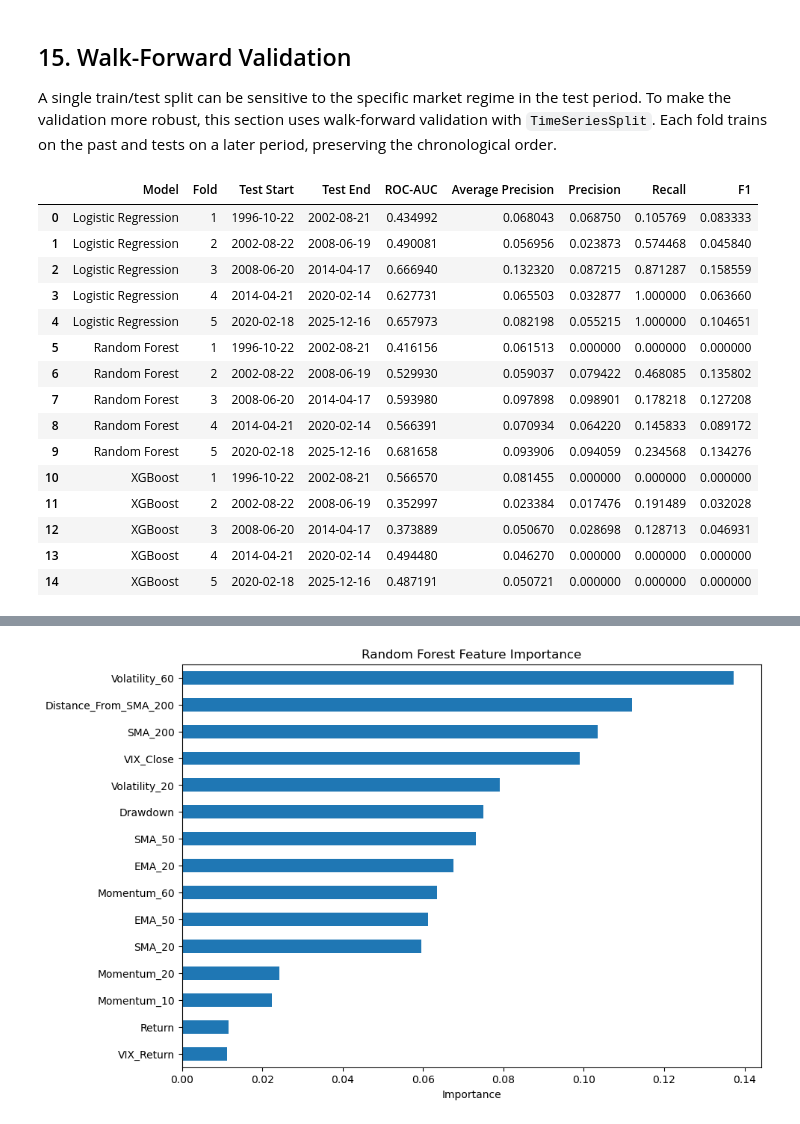
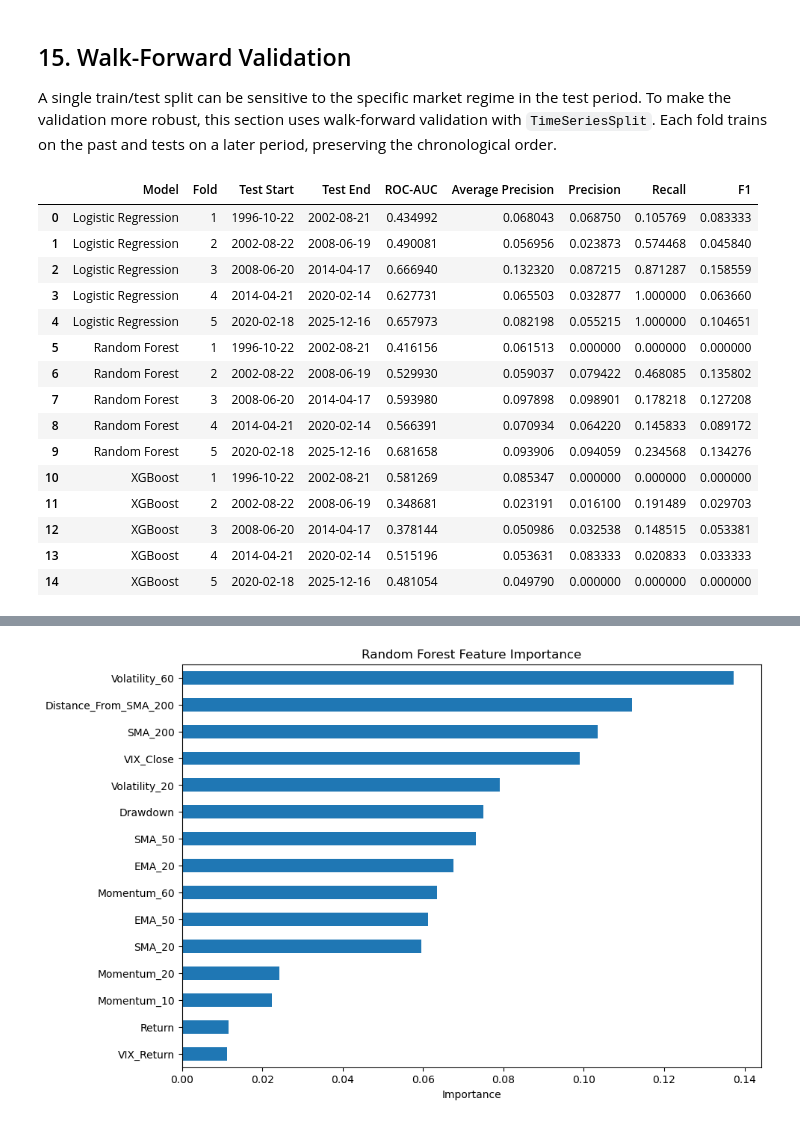
Before and after one commit to mtodoroff/MachineLearning, a Jupyter notebook: crash_prediction_sp500_vix.ipynb, the cells around one changed output, grey strips where cells are left out. Cells and saved outputs as stored; diff of their text form; code cells hidden in the pictures.

```diff
--- a/crash_prediction_sp500_vix.ipynb
+++ b/crash_prediction_sp500_vix.ipynb
@@ -610,11 +768,13 @@ def walk_forward_validate(model_factory, X, y, model_name, n_splits=5, needs_sca
         X_tr, X_te = X.iloc[train_idx], X.iloc[test_idx]
         y_tr, y_te = y.iloc[train_idx], y.iloc[test_idx]
 
-        if y_te.nunique() < 2:
-            # ROC-AUC is undefined when only one class appears in the test fold.
+        if y_tr.nunique() < 2 or y_te.nunique() < 2:
+            # ROC-AUC is undefined when only one class appears in a fold.
             continue
 
-        model = model_factory()
+        # The factory receives y_tr, so class-imbalance parameters such as
+        # scale_pos_weight are estimated inside each fold only from training data.
+        model = model_factory(y_tr)
 
         if needs_scaling:
             scaler = StandardScaler()
@@ -644,7 +804,7 @@ def walk_forward_validate(model_factory, X, y, model_name, n_splits=5, needs_sca
 
 
 wf_log = walk_forward_validate(
-    lambda: LogisticRegression(class_weight="balanced", max_iter=1000, random_state=RANDOM_STATE),
+    lambda y_tr: LogisticRegression(class_weight="balanced", max_iter=1000, random_state=RANDOM_STATE),
     X,
     y,
     "Logistic Regression",
@@ -652,7 +812,7 @@ wf_log = walk_forward_validate(
 )
 
 wf_rf = walk_forward_validate(
-    lambda: RandomForestClassifier(n_estimators=300, max_depth=6, class_weight="balanced", random_state=RANDOM_STATE, n_jobs=-1),
+    lambda y_tr: RandomForestClassifier(n_estimators=300, max_depth=6, class_weight="balanced", random_state=RANDOM_STATE, n_jobs=-1),
     X,
     y,
     "Random Forest"
@@ -660,39 +820,43 @@ wf_rf = walk_forward_validate(
 
 walk_forward_results = pd.concat([wf_log, wf_rf], ignore_index=True)
 
 if XGBOOST_AVAILABLE:
-    wf_xgb = walk_forward_validate(
-        lambda: XGBClassifier(
+    def make_xgb_for_fold(y_tr):
+        fold_scale_pos_weight = (y_tr == 0).sum() / max((y_tr == 1).sum(), 1)
+        return XGBClassifier(
             n_estimators=400,
             max_depth=3,
             learning_rate=0.03,
             subsample=0.8,
             colsample_bytree=0.8,
-            scale_pos_weight=(y == 0).sum() / (y == 1).sum(),
+            scale_pos_weight=fold_scale_pos_weight,
             eval_metric="logloss",
             random_state=RANDOM_STATE
-        ),
+        )
+
+    wf_xgb = walk_forward_validate(
+        make_xgb_for_fold,
         X,
         y,
         "XGBoost"
     )
     walk_forward_results = pd.concat([walk_forward_results, wf_xgb], ignore_index=True)
 
 walk_forward_results
 # %% [output]
 |  | Model | Fold | Test Start | Test End | ROC-AUC | Average Precision | Precision | Recall | F1 |
 | 0 | Logistic Regression | 1 | 1996-10-22 | 2002-08-21 | 0.434992 | 0.068043 | 0.068750 | 0.105769 | 0.083333 |
 | 1 | Logistic Regression | 2 | 2002-08-22 | 2008-06-19 | 0.490081 | 0.056956 | 0.023873 | 0.574468 | 0.045840 |
 | 2 | Logistic Regression | 3 | 2008-06-20 | 2014-04-17 | 0.666940 | 0.132320 | 0.087215 | 0.871287 | 0.158559 |
 | 3 | Logistic Regression | 4 | 2014-04-21 | 2020-02-14 | 0.627731 | 0.065503 | 0.032877 | 1.000000 | 0.063660 |
 | 4 | Logistic Regression | 5 | 2020-02-18 | 2025-12-16 | 0.657973 | 0.082198 | 0.055215 | 1.000000 | 0.104651 |
 | 5 | Random Forest | 1 | 1996-10-22 | 2002-08-21 | 0.416156 | 0.061513 | 0.000000 | 0.000000 | 0.000000 |
 | 6 | Random Forest | 2 | 2002-08-22 | 2008-06-19 | 0.529930 | 0.059037 | 0.079422 | 0.468085 | 0.135802 |
 | 7 | Random Forest | 3 | 2008-06-20 | 2014-04-17 | 0.593980 | 0.097898 | 0.098901 | 0.178218 | 0.127208 |
 | 8 | Random Forest | 4 | 2014-04-21 | 2020-02-14 | 0.566391 | 0.070934 | 0.064220 | 0.145833 | 0.089172 |
 | 9 | Random Forest | 5 | 2020-02-18 | 2025-12-16 | 0.681658 | 0.093906 | 0.094059 | 0.234568 | 0.134276 |
-| 10 | XGBoost | 1 | 1996-10-22 | 2002-08-21 | 0.566570 | 0.081455 | 0.000000 | 0.000000 | 0.000000 |
-| 11 | XGBoost | 2 | 2002-08-22 | 2008-06-19 | 0.352997 | 0.023384 | 0.017476 | 0.191489 | 0.032028 |
-| 12 | XGBoost | 3 | 2008-06-20 | 2014-04-17 | 0.373889 | 0.050670 | 0.028698 | 0.128713 | 0.046931 |
-| 13 | XGBoost | 4 | 2014-04-21 | 2020-02-14 | 0.494480 | 0.046270 | 0.000000 | 0.000000 | 0.000000 |
-| 14 | XGBoost | 5 | 2020-02-18 | 2025-12-16 | 0.487191 | 0.050721 | 0.000000 | 0.000000 | 0.000000 |
+| 10 | XGBoost | 1 | 1996-10-22 | 2002-08-21 | 0.581269 | 0.085347 | 0.000000 | 0.000000 | 0.000000 |
+| 11 | XGBoost | 2 | 2002-08-22 | 2008-06-19 | 0.348681 | 0.023191 | 0.016100 | 0.191489 | 0.029703 |
+| 12 | XGBoost | 3 | 2008-06-20 | 2014-04-17 | 0.378144 | 0.050986 | 0.032538 | 0.148515 | 0.053381 |
+| 13 | XGBoost | 4 | 2014-04-21 | 2020-02-14 | 0.515196 | 0.053631 | 0.083333 | 0.020833 | 0.033333 |
+| 14 | XGBoost | 5 | 2020-02-18 | 2025-12-16 | 0.481054 | 0.049790 | 0.000000 | 0.000000 | 0.000000 |
```
Also changed, not shown: parts of 20 cells of this notebook.
